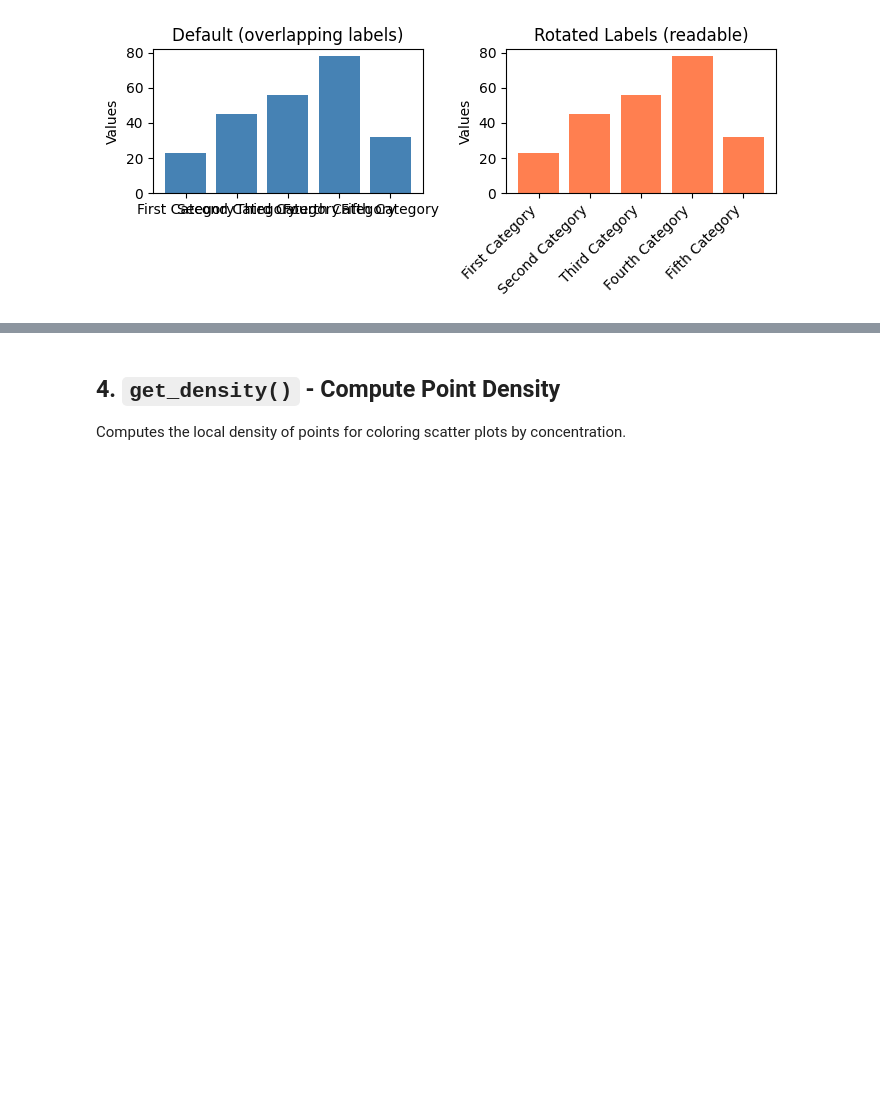
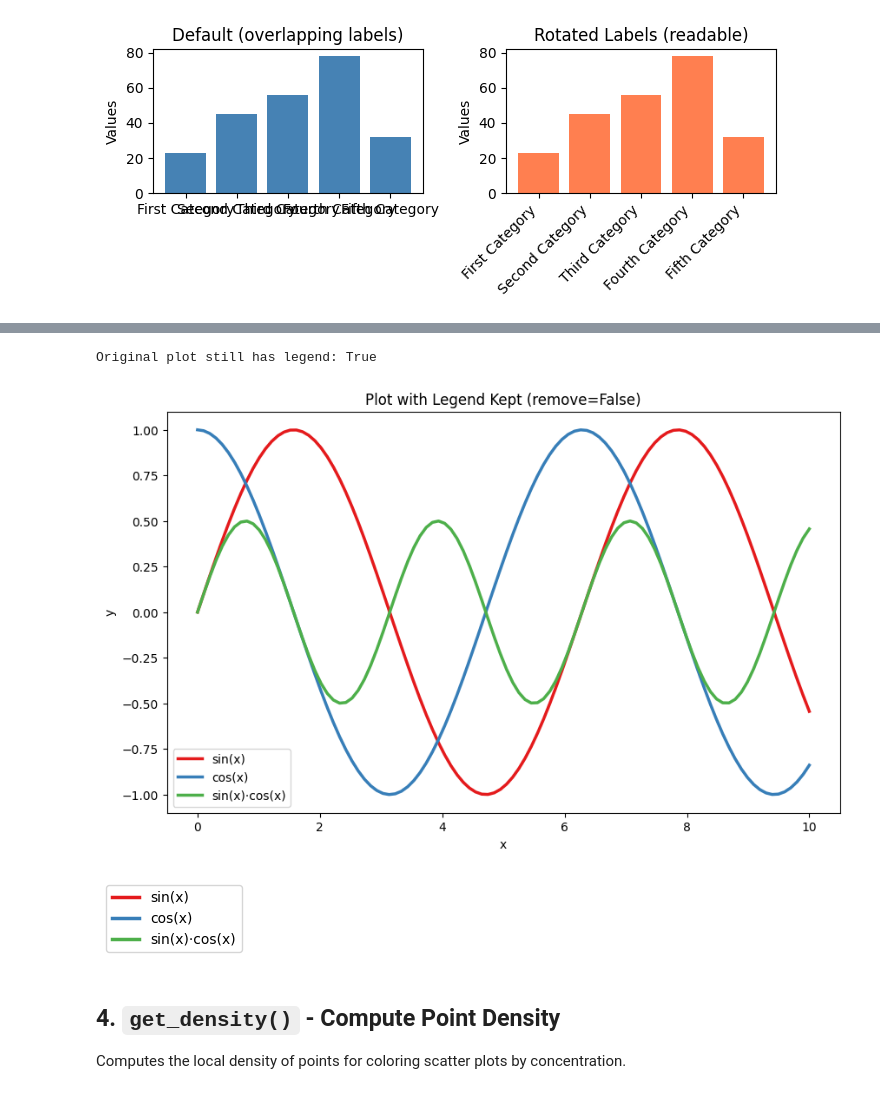
Before and after one commit to austinv11/PyBuenColors, a Jupyter notebook: examples/helpers_demo.ipynb, the cells around one changed output, grey strips where cells are left out. Drawn from its saved outputs; the diff is of its cells as text; code cells hidden in the pictures; blank space fills up the shorter version.

```diff
--- a/examples/helpers_demo.ipynb
+++ b/examples/helpers_demo.ipynb
@@ -108,3 +113,26 @@ Extracted Legend:
+# %%
+# Example with remove=False: keep the legend on the original plot
+fig2, ax2 = plt.subplots(figsize=(10, 6))
+x = np.linspace(0, 10, 100)
+ax2.plot(x, np.sin(x), label='sin(x)', linewidth=2.5, color='#E41A1C')
+ax2.plot(x, np.cos(x), label='cos(x)', linewidth=2.5, color='#377EB8')
+ax2.plot(x, np.sin(x) * np.cos(x), label='sin(x)·cos(x)', linewidth=2.5, color='#4DAF4A')
+ax2.set_xlabel('x')
+ax2.set_ylabel('y')
+ax2.set_title('Plot with Legend Kept (remove=False)')
+ax2.legend()
+
+# Extract legend but keep it on the plot
+legend_fig2 = buencolors.grab_legend(ax2, remove=False)
+
+# Both the extracted legend figure and original plot have the legend
+print("Original plot still has legend:", ax2.get_legend() is not None)
+
+plt.show()
+# %% [output]
+Original plot still has legend: True
+[figure, added]
+[figure, added]
 # %% [markdown]
 ## 4. `get_density()` - Compute Point Density
 
```
Also changed, not shown: parts of 3 cells of this notebook, 16 other files.
